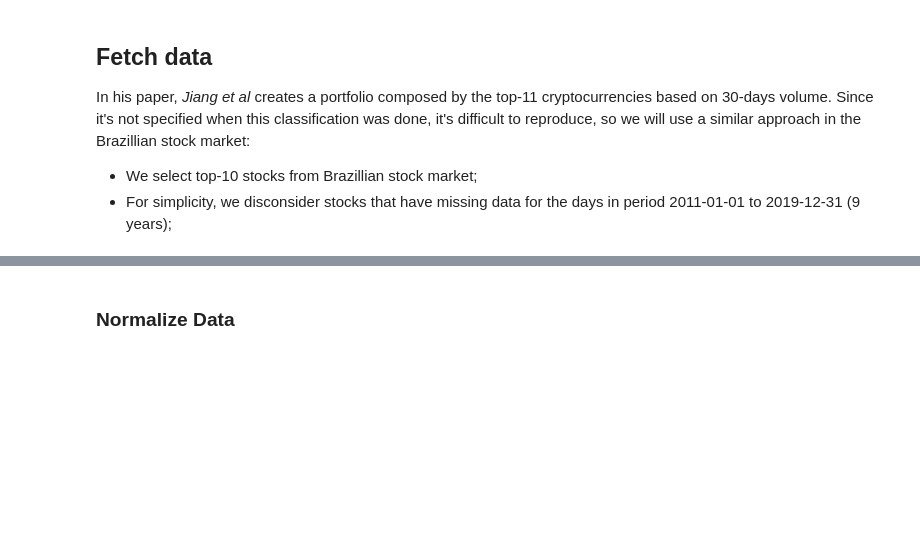
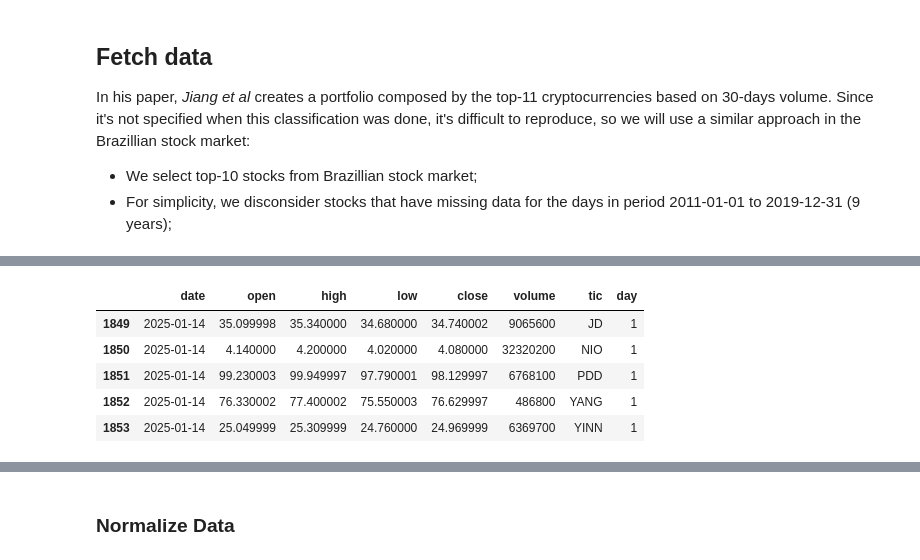
Before and after one commit to pu17/FinRL, a Jupyter notebook: examples/FinRL_PortfolioOptimizationEnv_Demo.ipynb, the cells around one changed output, grey strips where cells are left out. Cells and saved outputs as stored; diff of their text form; code cells hidden in the pictures; blank space fills up the shorter version.

```diff
--- a/examples/FinRL_PortfolioOptimizationEnv_Demo.ipynb
+++ b/examples/FinRL_PortfolioOptimizationEnv_Demo.ipynb
@@ -108 +235,11 @@ Shape of DataFrame:  (5946, 8)
+# %%
+filtered_df = filtered_df.sort_values(['date', 'tic']).reset_index(drop=True)
+filtered_df.tail()
+# %% [output]
+|  | date | open | high | low | close | volume | tic | day |
+| 1849 | 2025-01-14 | 35.099998 | 35.340000 | 34.680000 | 34.740002 | 9065600 | JD | 1 |
+| 1850 | 2025-01-14 | 4.140000 | 4.200000 | 4.020000 | 4.080000 | 32320200 | NIO | 1 |
+| 1851 | 2025-01-14 | 99.230003 | 99.949997 | 97.790001 | 98.129997 | 6768100 | PDD | 1 |
+| 1852 | 2025-01-14 | 76.330002 | 77.400002 | 75.550003 | 76.629997 | 486800 | YANG | 1 |
+| 1853 | 2025-01-14 | 25.049999 | 25.309999 | 24.760000 | 24.969999 | 6369700 | YINN | 1 |
 # %%
```
Also changed, not shown: parts of 18 cells of this notebook, 16 other files.
